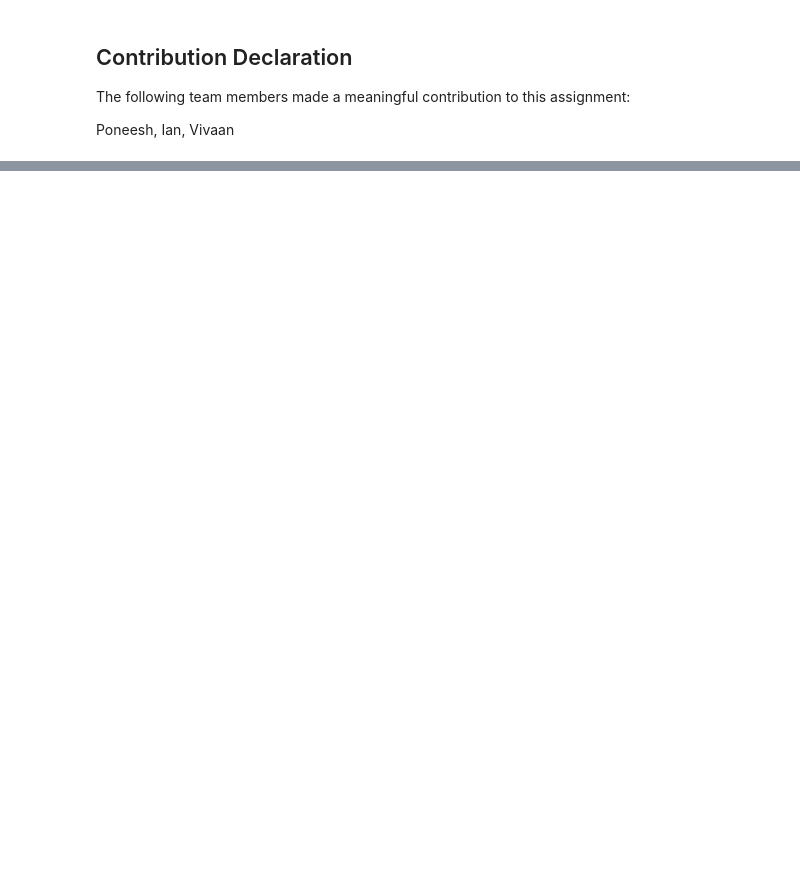
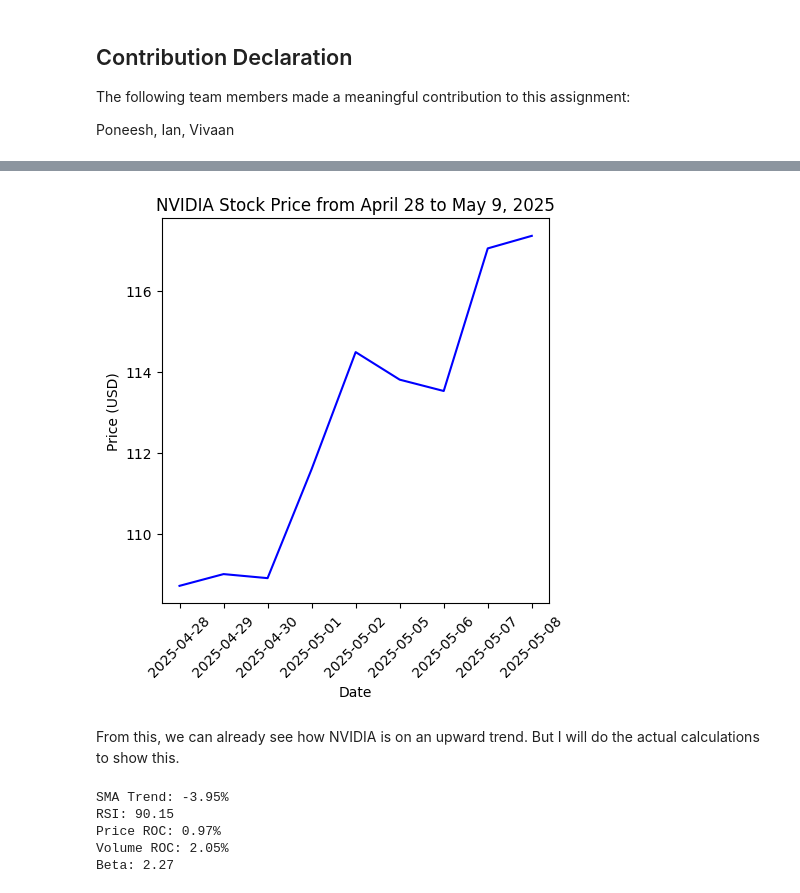
Before and after one commit to IanLeung12/CFM-Group-Project, a Jupyter notebook: Team_18_Assignment.ipynb, the cells around one changed output, grey strips where cells are left out. Saved outputs shown, nothing was run; the diff lists cells and outputs as text; code cells hidden in the pictures; blank space fills up the shorter version.

```diff
--- a/Team_18_Assignment.ipynb
+++ b/Team_18_Assignment.ipynb
@@ -550,0 +67,61 @@ CSV Output - We:
+# %%
+# Calculations are done on two weeks of NVDA data, and results are shown on the next week
+start_date = "2025-04-28"
+mid_date = "2025-05-09"
+end_date = "2025-05-16"
+
+nvda_history_before = yf.Ticker("NVDA").history(start=start_date, end=mid_date)
+nvda_history_after = yf.Ticker("NVDA").history(start=mid_date, end=end_date)
+
+nvda_history_before.index = pd.to_datetime(nvda_history_before.index)
+nvda_history_before.index = nvda_history_before.index.strftime('%Y-%m-%d')
+nvda_history_after.index = pd.to_datetime(nvda_history_after.index)
+nvda_history_after.index = nvda_history_after.index.strftime('%Y-%m-%d')
+# %%
+plt.figure(figsize=(5,5))
+
+plt.plot(nvda_history_before.index, nvda_history_before['Close'], label='NVIDIA Price', color='blue')
+plt.title('NVIDIA Stock Price from April 28 to May 9, 2025')
+plt.xlabel('Date')
+plt.ylabel('Price (USD)')
+plt.xticks(rotation=45)
+plt.show()
+# %% [output]
+[figure, added]
+# %% [markdown]
+From this, we can already see how NVIDIA is on an upward trend. But I will do the actual calculations to show this.
+# %%
+# SMA
+sma = nvda_history_before['Close'].mean()
+last_close = nvda_history_before['Close'].iloc[-1]
+sma_trend = ((sma - last_close) / last_close) * 100
+
+#Calculate the RSI
+delta = nvda_history_before['Close'].diff()
+gain = delta.clip(lower=0)
+loss = -delta.clip(upper=0)
+avg_gain = gain.mean()
+avg_loss = loss.mean()
+rs = avg_gain / avg_loss
+rsi = 100 - (100 / (1 + rs))
+
+# Price ROC
+price_roc = nvda_history_before['Close'].pct_change().mean() * 100
+
+# Volume ROC
+volume_roc = nvda_history_before['Volume'].pct_change().mean() * 100
+
+# Beta
+nvda_beta = yf.Ticker("NVDA").info['beta']
+
+print(f"SMA Trend: {sma_trend:.2f}%")
+print(f"RSI: {rsi:.2f}")
+print(f"Price ROC: {price_roc:.2f}%")
+print(f"Volume ROC: {volume_roc:.2f}%")
+print(f"Beta: {nvda_beta:.2f}")
+# %% [output]
+SMA Trend: -3.95%
+RSI: 90.15
+Price ROC: 0.97%
+Volume ROC: 2.05%
+Beta: 2.27
```
Also changed, not shown: parts of 56 cells of this notebook, 1 other file.
